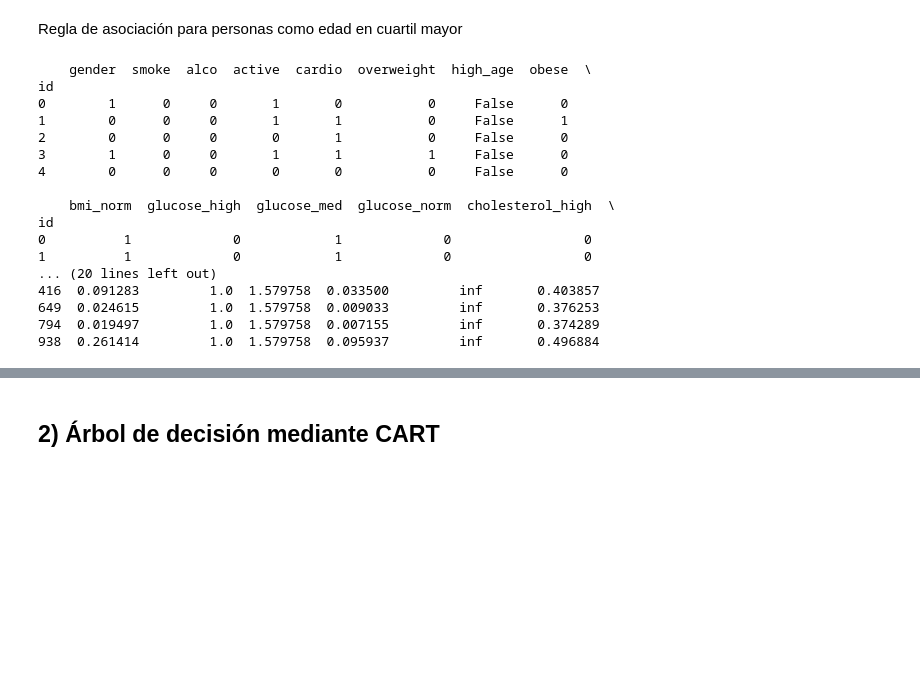
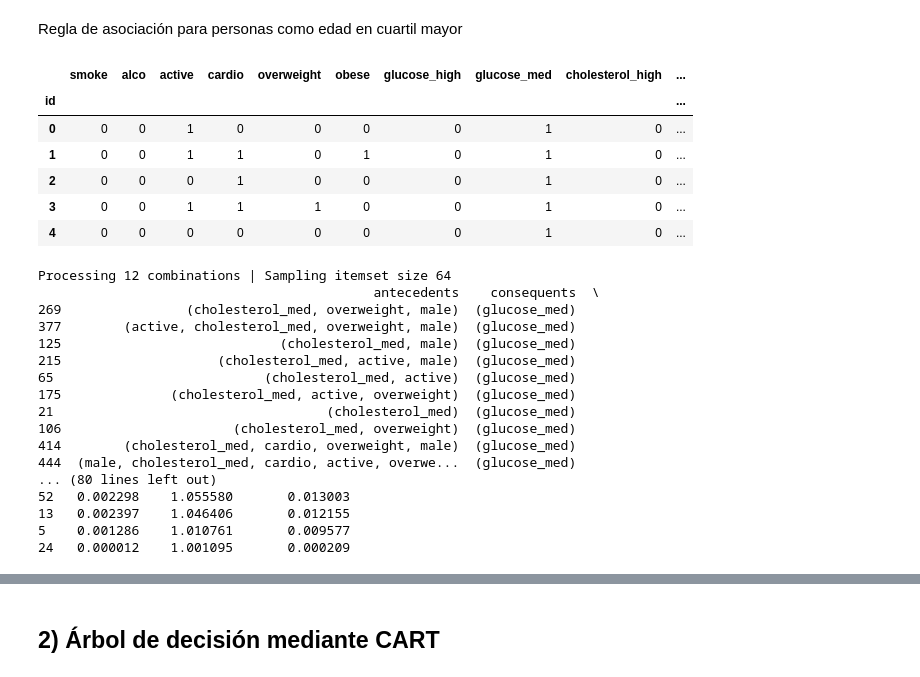
Before and after one commit to ignacionunezG/BI-Cardio-Disease, a Jupyter notebook: Proyecto.ipynb, the cells around one changed output, grey strips where cells are left out. Cells and saved outputs as stored; diff of their text form; code cells hidden in the pictures; blank space fills up the shorter version.

```diff
--- a/Proyecto.ipynb
+++ b/Proyecto.ipynb
@@ -193,53 +211,60 @@ raw_data['high_age'] = raw_data['age'] >= threshold
 # %%
 # Preparar los datos para Transaction Encoder
 #data_list = raw_data.apply(lambda row: [row['Job Title'], 'High Salary'] if row['high_salary'] else [row['Job Title']], axis=1).tolist()
 
 # Transaction Encoder
 #te = TransactionEncoder()
 #te_ary = te.fit(data_list).transform(data_list)
 #df = pd.DataFrame(te_ary, columns=te.columns_)
 #data para algoritmo a priori
 raw_data_apriori=raw_data.copy()
 raw_data_apriori['obese']=raw_data_apriori['overweight'].apply(lambda x: 1 if x == 2 else 0)
 raw_data_apriori['overweight']=raw_data_apriori['overweight'].apply(lambda x: 1 if x == 1 else 0)
-raw_data_apriori['bmi_norm']=raw_data_apriori['overweight'].apply(lambda x: 1 if x == 0 else 0)
 
 raw_data_apriori['glucose_high']=raw_data_apriori['gluc'].apply(lambda x: 1 if x == 2 else 0)
 raw_data_apriori['glucose_med']=raw_data_apriori['gluc'].apply(lambda x: 1 if x == 1 else 0)
-raw_data_apriori['glucose_norm']=raw_data_apriori['gluc'].apply(lambda x: 1 if x == 0 else 0)
 
 raw_data_apriori['cholesterol_high']=raw_data_apriori['cholesterol'].apply(lambda x: 1 if x == 2 else 0)
 raw_data_apriori['cholesterol_med']=raw_data_apriori['cholesterol'].apply(lambda x: 1 if x == 1 else 0)
-raw_data_apriori['cholesterol_norm']=raw_data_apriori['cholesterol'].apply(lambda x: 1 if x == 0 else 0)
 
-raw_data_apriori['gender']=raw_data_apriori['gender'].apply(lambda x: 1 if x == 2 else 0) #1 si es mujer, 0 si es hombre
-raw_data_apriori=raw_data_apriori.drop(columns=['age', 'height', 'weight', 'ap_hi', 'ap_lo', 'bmi', 'age_years', 'gluc', 'cholesterol', 'gender_string', 'age_group'])
-print(raw_data_apriori.head())
-# Aplicar Apriori
-frequent_itemsets = apriori(raw_data_apriori[raw_data_apriori['cardio'] ==1], min_support=0.01, use_colnames=True)
-
-# Generar reglas de asociación
-rules = association_rules(frequent_itemsets, metric ="lift", min_threshold = 0.5)
-rules = rules.sort_values(['confidence', 'lift'], ascending =[False, False])
-print(rules.head())
+raw_data_apriori['male']=raw_data_apriori['gender'].apply(lambda x: 1 if x == 1 else 0) #1 si es hombre, 0 si es mujer
+raw_data_apriori=raw_data_apriori.drop(columns=['gender', 'age', 'height', 'weight', 'ap_hi', 'ap_lo', 'bmi', 'age_years', 'gluc', 'cholesterol', 'gender_string', 'age_group'])
+raw_data_apriori.head()
 # %% [output]
-    gender  smoke  alco  active  cardio  overweight  high_age  obese  \
-id
-0        1      0     0       1       0           0     False      0
-1        0      0     0       1       1           0     False      1
-2        0      0     0       0       1           0     False      0
-3        1      0     0       1       1           1     False      0
-4        0      0     0       0       0           0     False      0
-
-    bmi_norm  glucose_high  glucose_med  glucose_norm  cholesterol_high  \
-id
-0          1             0            1             0                 0
-1          1             0            1             0                 0
-... (20 lines left out)
-416  0.091283         1.0  1.579758  0.033500         inf       0.403857
-649  0.024615         1.0  1.579758  0.009033         inf       0.376253
-794  0.019497         1.0  1.579758  0.007155         inf       0.374289
-938  0.261414         1.0  1.579758  0.095937         inf       0.496884
+|  | smoke | alco | active | cardio | overweight | obese | glucose_high | glucose_med | cholesterol_high | ... |
+| id |  |  |  |  |  |  |  |  |  | ... |
+| 0 | 0 | 0 | 1 | 0 | 0 | 0 | 0 | 1 | 0 | ... |
+| 1 | 0 | 0 | 1 | 1 | 0 | 1 | 0 | 1 | 0 | ... |
+| 2 | 0 | 0 | 0 | 1 | 0 | 0 | 0 | 1 | 0 | ... |
+| 3 | 0 | 0 | 1 | 1 | 1 | 0 | 0 | 1 | 0 | ... |
+| 4 | 0 | 0 | 0 | 0 | 0 | 0 | 0 | 1 | 0 | ... |
+# %%
+# Aplicar Apriori
+#transformar datos
+#algoritmo a priori con minimo sporte de 5%
+res_apriori = apriori(raw_data_apriori, min_support=0.05, use_colnames=True, verbose=1)
+# Generar reglas de asociación
+rules = association_rules(res_apriori, metric ="lift", min_threshold = 1)
+rules = rules.sort_values(['confidence', 'lift'], ascending =[False, False])
+print(rules.head(30))
+# %% [output]
+Processing 12 combinations | Sampling itemset size 64
+                                           antecedents    consequents  \
+269                (cholesterol_med, overweight, male)  (glucose_med)
+377        (active, cholesterol_med, overweight, male)  (glucose_med)
+125                            (cholesterol_med, male)  (glucose_med)
+215                    (cholesterol_med, active, male)  (glucose_med)
+65                           (cholesterol_med, active)  (glucose_med)
+175              (cholesterol_med, active, overweight)  (glucose_med)
+21                                   (cholesterol_med)  (glucose_med)
+106                      (cholesterol_med, overweight)  (glucose_med)
+414        (cholesterol_med, cardio, overweight, male)  (glucose_med)
+444  (male, cholesterol_med, cardio, active, overwe...  (glucose_med)
+... (80 lines left out)
+52   0.002298    1.055580       0.013003
+13   0.002397    1.046406       0.012155
+5    0.001286    1.010761       0.009577
+24   0.000012    1.001095       0.000209
 # %%
 #filtrar donde consecuencia sea cardio=1
 
```
Also changed, not shown: parts of 18 cells of this notebook.
